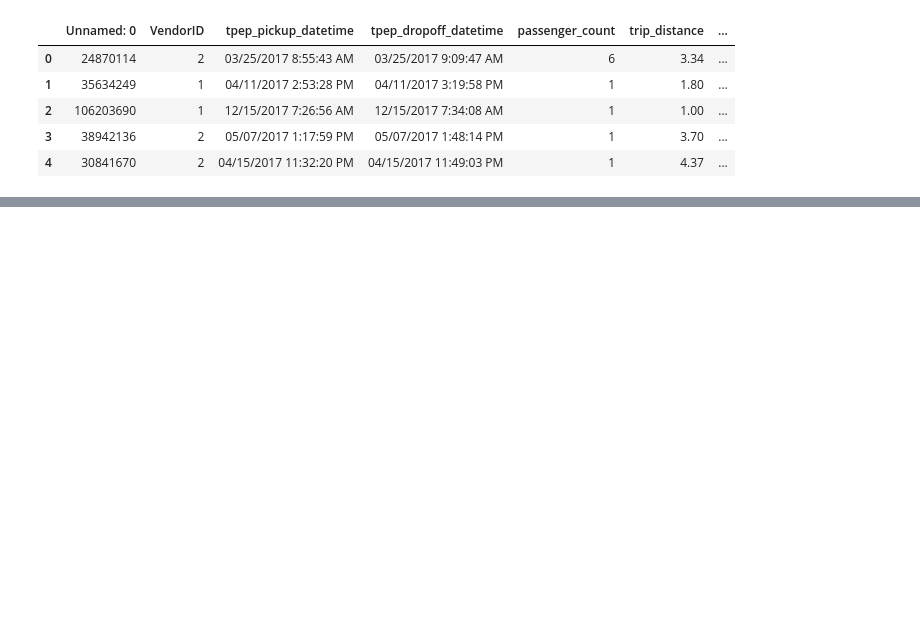
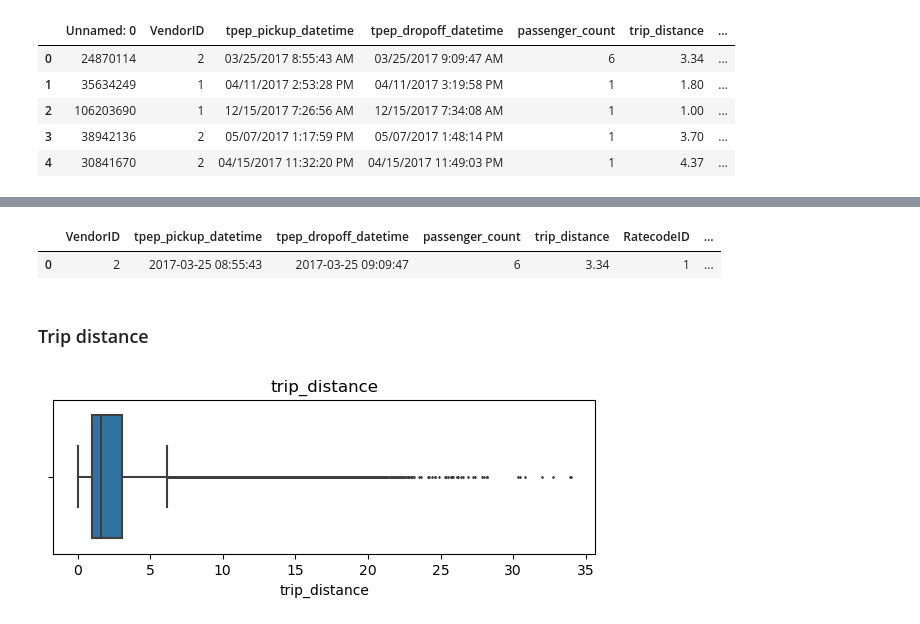
Before and after one commit to rohanayush/project-automatidata, a Jupyter notebook: Automatidata.ipynb, the cells around one changed output, grey strips where cells are left out. Cells and saved outputs as stored; diff of their text form; code cells hidden in the pictures; blank space fills up the shorter version.

```diff
--- a/Automatidata.ipynb
+++ b/Automatidata.ipynb
@@ -3,5 +39,5 @@ import pandas as pd
 # %%
-df = pd.read_csv("./../Datasets/2017_Yellow_Taxi_Trip_Data.csv")
+df = pd.read_csv("./2017_Yellow_Taxi_Trip_Data.csv")
 # %%
 df.head()
 # %% [output]
@@ -13,0 +90,4 @@ df.head()
+# %%
+column_to_drop="Unnamed: 0"
+df = df.drop(column_to_drop, axis=1)
+df.head()
@@ -13,0 +113,18 @@ df.head()
+# %%
+# Converting  data columns to datetime
+df['tpep_pickup_datetime']=pd.to_datetime(df['tpep_pickup_datetime'])
+df['tpep_dropoff_datetime']=pd.to_datetime(df['tpep_dropoff_datetime'])
+# %%
+df.head(1)
+# %% [output]
+|  | VendorID | tpep_pickup_datetime | tpep_dropoff_datetime | passenger_count | trip_distance | RatecodeID | ... |
+| 0 | 2 | 2017-03-25 08:55:43 | 2017-03-25 09:09:47 | 6 | 3.34 | 1 | ... |
+# %% [markdown]
+### Trip distance
+# %%
+# Create box plot of trip_distance
+plt.figure(figsize=(7,2))
+plt.title('trip_distance')
+sns.boxplot(data=None, x=df['trip_distance'], fliersize=1);
+# %% [output]
+[figure, added]
```
Also changed, not shown: parts of 66 cells of this notebook.
